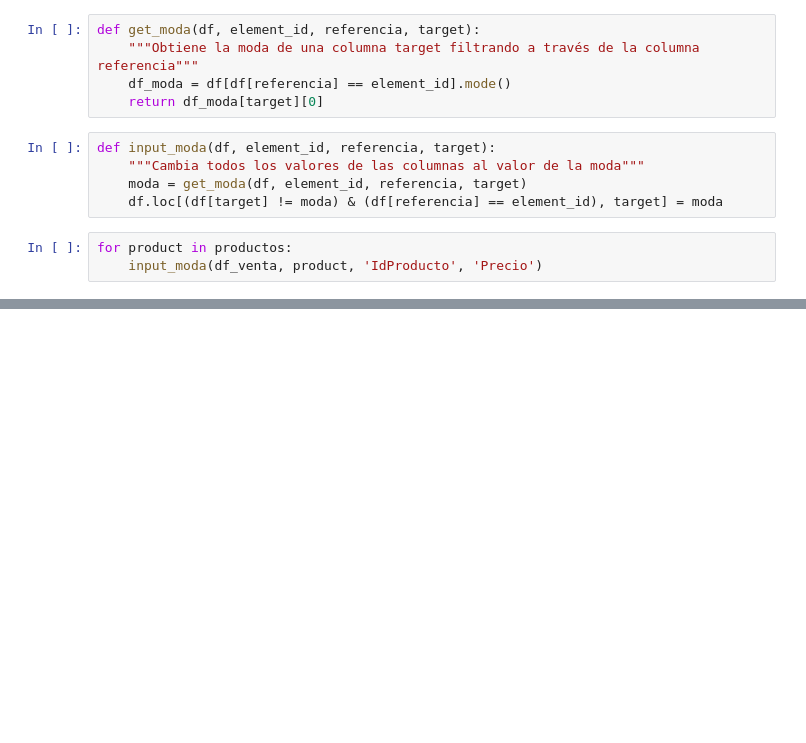
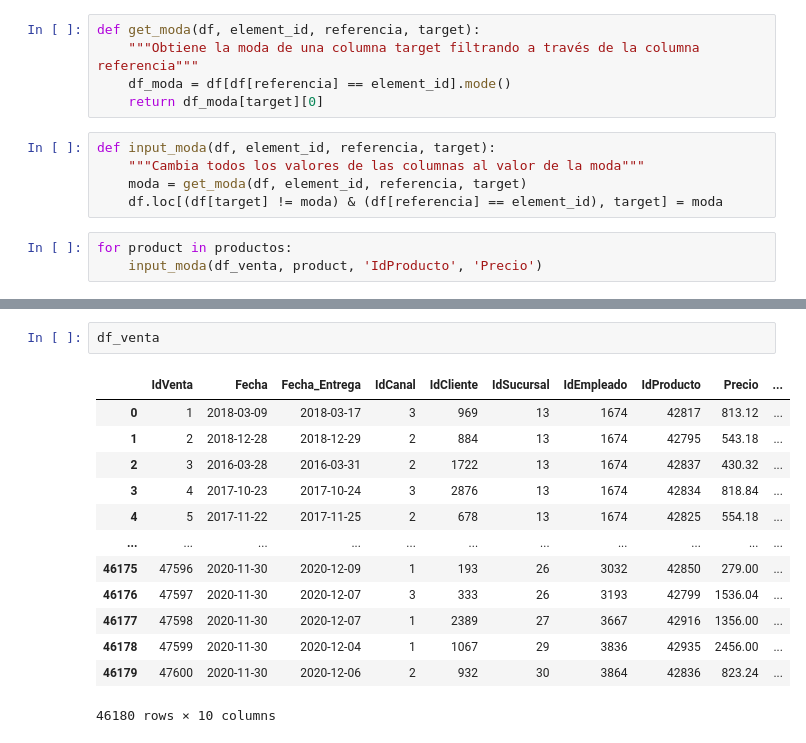
Before and after one commit to Buxtehud/DS-PI-ProyectoIndividual, a Jupyter notebook: ETL.ipynb, the cells around one changed output, grey strips where cells are left out. Saved outputs shown, nothing was run; the diff lists cells and outputs as text; blank space fills up the shorter version.

```diff
--- a/ETL.ipynb
+++ b/ETL.ipynb
@@ -63,0 +216,16 @@ memory usage: 3.6+ MB
+# %%
+df_venta
+# %% [output]
+|  | IdVenta | Fecha | Fecha_Entrega | IdCanal | IdCliente | IdSucursal | IdEmpleado | IdProducto | Precio | ... |
+| 0 | 1 | 2018-03-09 | 2018-03-17 | 3 | 969 | 13 | 1674 | 42817 | 813.12 | ... |
+| 1 | 2 | 2018-12-28 | 2018-12-29 | 2 | 884 | 13 | 1674 | 42795 | 543.18 | ... |
+| 2 | 3 | 2016-03-28 | 2016-03-31 | 2 | 1722 | 13 | 1674 | 42837 | 430.32 | ... |
+| 3 | 4 | 2017-10-23 | 2017-10-24 | 3 | 2876 | 13 | 1674 | 42834 | 818.84 | ... |
+| 4 | 5 | 2017-11-22 | 2017-11-25 | 2 | 678 | 13 | 1674 | 42825 | 554.18 | ... |
+| ... | ... | ... | ... | ... | ... | ... | ... | ... | ... | ... |
+| 46175 | 47596 | 2020-11-30 | 2020-12-09 | 1 | 193 | 26 | 3032 | 42850 | 279.00 | ... |
+| 46176 | 47597 | 2020-11-30 | 2020-12-07 | 3 | 333 | 26 | 3193 | 42799 | 1536.04 | ... |
+| 46177 | 47598 | 2020-11-30 | 2020-12-07 | 1 | 2389 | 27 | 3667 | 42916 | 1356.00 | ... |
+| 46178 | 47599 | 2020-11-30 | 2020-12-04 | 1 | 1067 | 29 | 3836 | 42935 | 2456.00 | ... |
+| 46179 | 47600 | 2020-11-30 | 2020-12-06 | 2 | 932 | 30 | 3864 | 42836 | 823.24 | ... |
+46180 rows × 10 columns
```
Also changed, not shown: parts of 26 cells of this notebook, 2 other files.
